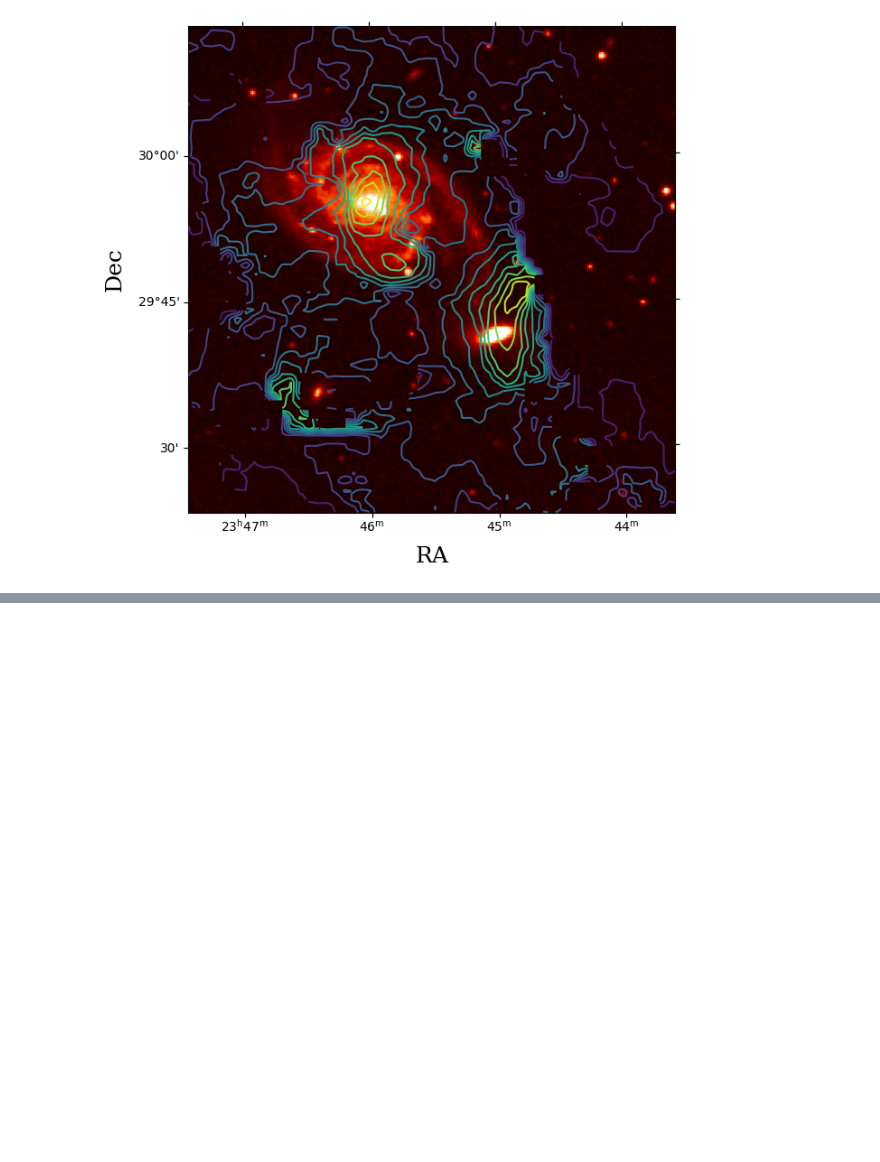
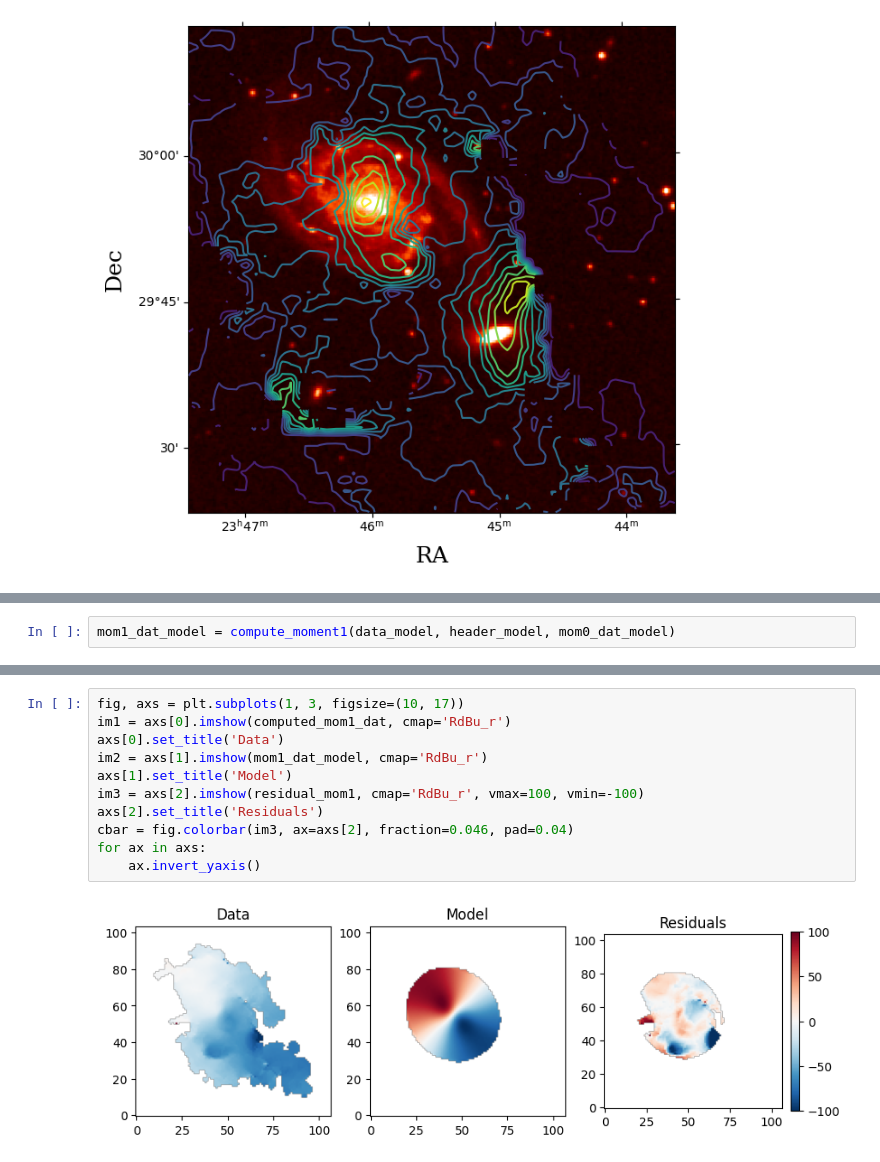
Before and after one commit to AnyelTars/Arp86-Galaxy-System, a Jupyter notebook: NGC7753/moment_maps-ngc7753.ipynb, the cells around one changed output, grey strips where cells are left out. Cells and saved outputs as stored; diff of their text form; blank space fills up the shorter version.

```diff
--- a/NGC7753/moment_maps-ngc7753.ipynb
+++ b/NGC7753/moment_maps-ngc7753.ipynb
@@ -255,0 +269,2 @@ plt.show()
+# %%
+mom1_dat_model = compute_moment1(data_model, header_model, mom0_dat_model)
@@ -255,0 +297,13 @@ plt.show()
+# %%
+fig, axs = plt.subplots(1, 3, figsize=(10, 17))
+im1 = axs[0].imshow(computed_mom1_dat, cmap='RdBu_r')
+axs[0].set_title('Data')
+im2 = axs[1].imshow(mom1_dat_model, cmap='RdBu_r')
+axs[1].set_title('Model')
+im3 = axs[2].imshow(residual_mom1, cmap='RdBu_r', vmax=100, vmin=-100)
+axs[2].set_title('Residuals')
+cbar = fig.colorbar(im3, ax=axs[2], fraction=0.046, pad=0.04)
+for ax in axs:
+    ax.invert_yaxis()
+# %% [output]
+[figure, added]
```
Also changed, not shown: parts of 19 cells of this notebook.
